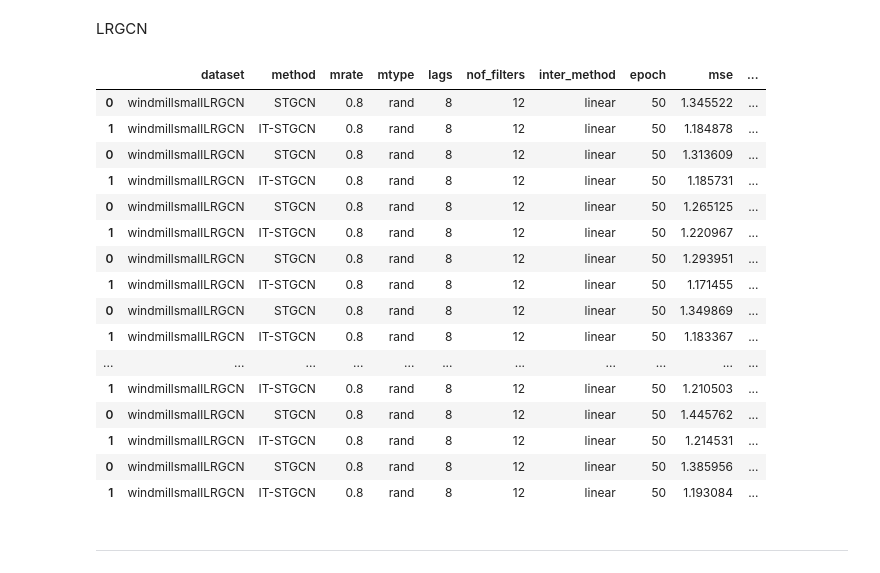
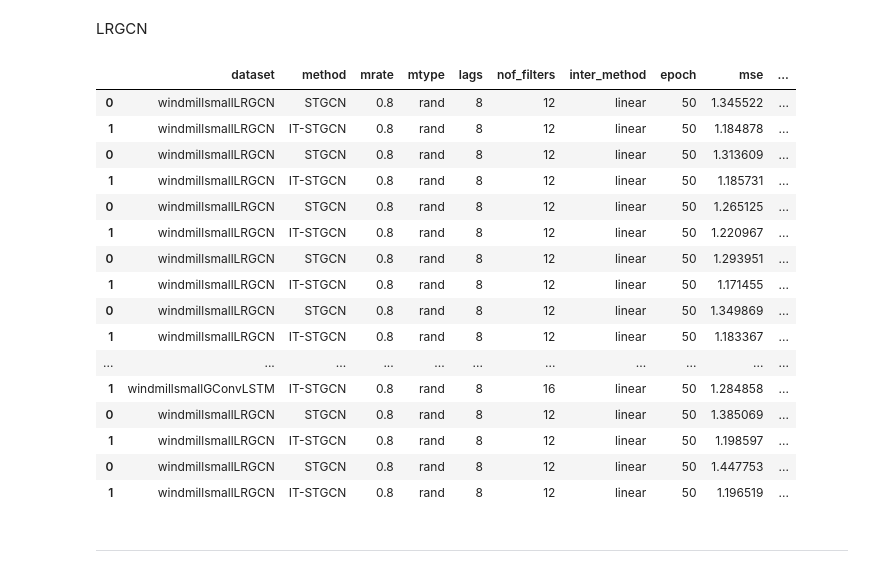
Before and after one commit to seoyeonc/ITTGNN_blog, a Jupyter notebook: posts/2_research/done.ipynb, the cells around one changed output. Cells and saved outputs as stored; diff of their text form; code cells hidden in the pictures.

```diff
--- a/posts/2_research/done.ipynb
+++ b/posts/2_research/done.ipynb
@@ -224,38 +236,45 @@ pd.concat([pd.read_csv('./simulation_results/2024-02-07_11-03-03.csv'), # 1
            pd.read_csv('./simulation_results/2024-02-09_04-47-47.csv'), # 4
            pd.read_csv('./simulation_results/2024-02-09_14-20-24.csv'), # 5
            pd.read_csv('./simulation_results/2024-02-09_23-33-55.csv'), # 6
            pd.read_csv('./simulation_results/2024-02-10_08-58-42.csv'), # 7
            pd.read_csv('./simulation_results/2024-02-10_18-19-14.csv'), # 8
            pd.read_csv('./simulation_results/2024-02-11_03-42-11.csv'), # 9
            pd.read_csv('./simulation_results/2024-02-11_13-04-46.csv'), # 10
            pd.read_csv('./simulation_results/2024-02-11_22-29-17.csv'), # 11
            pd.read_csv('./simulation_results/2024-02-12_07-55-55.csv'), # 12
            pd.read_csv('./simulation_results/2024-02-12_17-16-34.csv'), # 13
            pd.read_csv('./simulation_results/2024-02-13_02-34-46.csv'), # 14
            pd.read_csv('./simulation_results/2024-02-13_11-56-39.csv'), # 15
            pd.read_csv('./simulation_results/2024-02-13_21-22-01.csv'), # 16
            pd.read_csv('./simulation_results/2024-02-14_06-39-55.csv'), # 17
            pd.read_csv('./simulation_results/2024-02-14_16-06-08.csv'), # 18
            pd.read_csv('./simulation_results/2024-02-15_01-27-59.csv'), # 19
+           pd.read_csv('./simulation_results/2024-02-15_10-50-32.csv'), # 20
+           pd.read_csv('./simulation_results/2024-02-15_20-12-40.csv'), # 21
+           pd.read_csv('./simulation_results/2024-02-16_05-28-41.csv'), # 22
+           pd.read_csv('./simulation_results/2024-02-16_14-51-25.csv'), # 23
+           pd.read_csv('./simulation_results/2024-02-16_22-05-00.csv'), # 24
+           pd.read_csv('./simulation_results/2024-02-17_00-18-20.csv'), # 25
+           pd.read_csv('./simulation_results/2024-02-18_05-02-37.csv'), # 26
           ]).assign(model='LRGCN')
 # %% [output]
 |  | dataset | method | mrate | mtype | lags | nof_filters | inter_method | epoch | mse | ... |
 | 0 | windmillsmallLRGCN | STGCN | 0.8 | rand | 8 | 12 | linear | 50 | 1.345522 | ... |
 | 1 | windmillsmallLRGCN | IT-STGCN | 0.8 | rand | 8 | 12 | linear | 50 | 1.184878 | ... |
 | 0 | windmillsmallLRGCN | STGCN | 0.8 | rand | 8 | 12 | linear | 50 | 1.313609 | ... |
 | 1 | windmillsmallLRGCN | IT-STGCN | 0.8 | rand | 8 | 12 | linear | 50 | 1.185731 | ... |
 | 0 | windmillsmallLRGCN | STGCN | 0.8 | rand | 8 | 12 | linear | 50 | 1.265125 | ... |
 | 1 | windmillsmallLRGCN | IT-STGCN | 0.8 | rand | 8 | 12 | linear | 50 | 1.220967 | ... |
 | 0 | windmillsmallLRGCN | STGCN | 0.8 | rand | 8 | 12 | linear | 50 | 1.293951 | ... |
 | 1 | windmillsmallLRGCN | IT-STGCN | 0.8 | rand | 8 | 12 | linear | 50 | 1.171455 | ... |
 | 0 | windmillsmallLRGCN | STGCN | 0.8 | rand | 8 | 12 | linear | 50 | 1.349869 | ... |
 | 1 | windmillsmallLRGCN | IT-STGCN | 0.8 | rand | 8 | 12 | linear | 50 | 1.183367 | ... |
 | ... | ... | ... | ... | ... | ... | ... | ... | ... | ... | ... |
-| 1 | windmillsmallLRGCN | IT-STGCN | 0.8 | rand | 8 | 12 | linear | 50 | 1.210503 | ... |
-| 0 | windmillsmallLRGCN | STGCN | 0.8 | rand | 8 | 12 | linear | 50 | 1.445762 | ... |
-| 1 | windmillsmallLRGCN | IT-STGCN | 0.8 | rand | 8 | 12 | linear | 50 | 1.214531 | ... |
-| 0 | windmillsmallLRGCN | STGCN | 0.8 | rand | 8 | 12 | linear | 50 | 1.385956 | ... |
-| 1 | windmillsmallLRGCN | IT-STGCN | 0.8 | rand | 8 | 12 | linear | 50 | 1.193084 | ... |
+| 1 | windmillsmallGConvLSTM | IT-STGCN | 0.8 | rand | 8 | 16 | linear | 50 | 1.284858 | ... |
+| 0 | windmillsmallLRGCN | STGCN | 0.8 | rand | 8 | 12 | linear | 50 | 1.385069 | ... |
+| 1 | windmillsmallLRGCN | IT-STGCN | 0.8 | rand | 8 | 12 | linear | 50 | 1.198597 | ... |
+| 0 | windmillsmallLRGCN | STGCN | 0.8 | rand | 8 | 12 | linear | 50 | 1.447753 | ... |
+| 1 | windmillsmallLRGCN | IT-STGCN | 0.8 | rand | 8 | 12 | linear | 50 | 1.196519 | ... |
 # %% [markdown]
 ---
 # %% [markdown]
```
Also changed, not shown: parts of 2 cells of this notebook, 21 other files.
